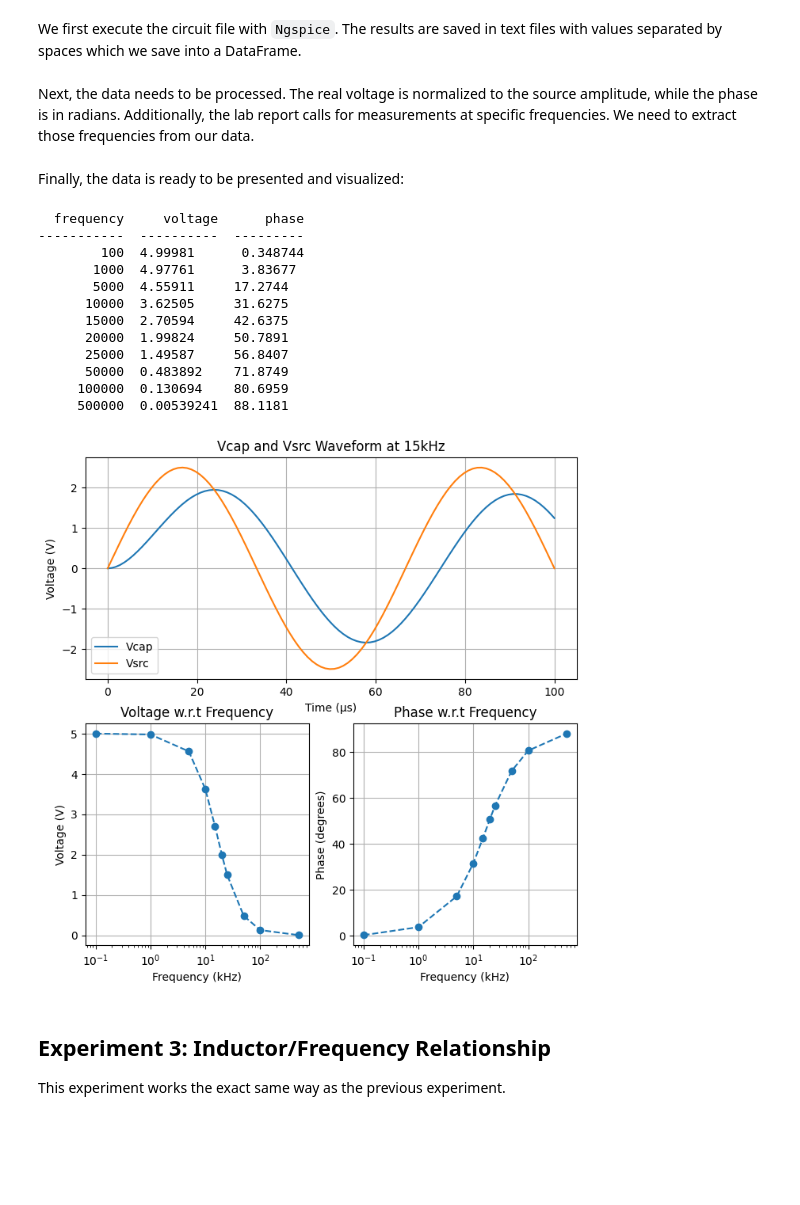
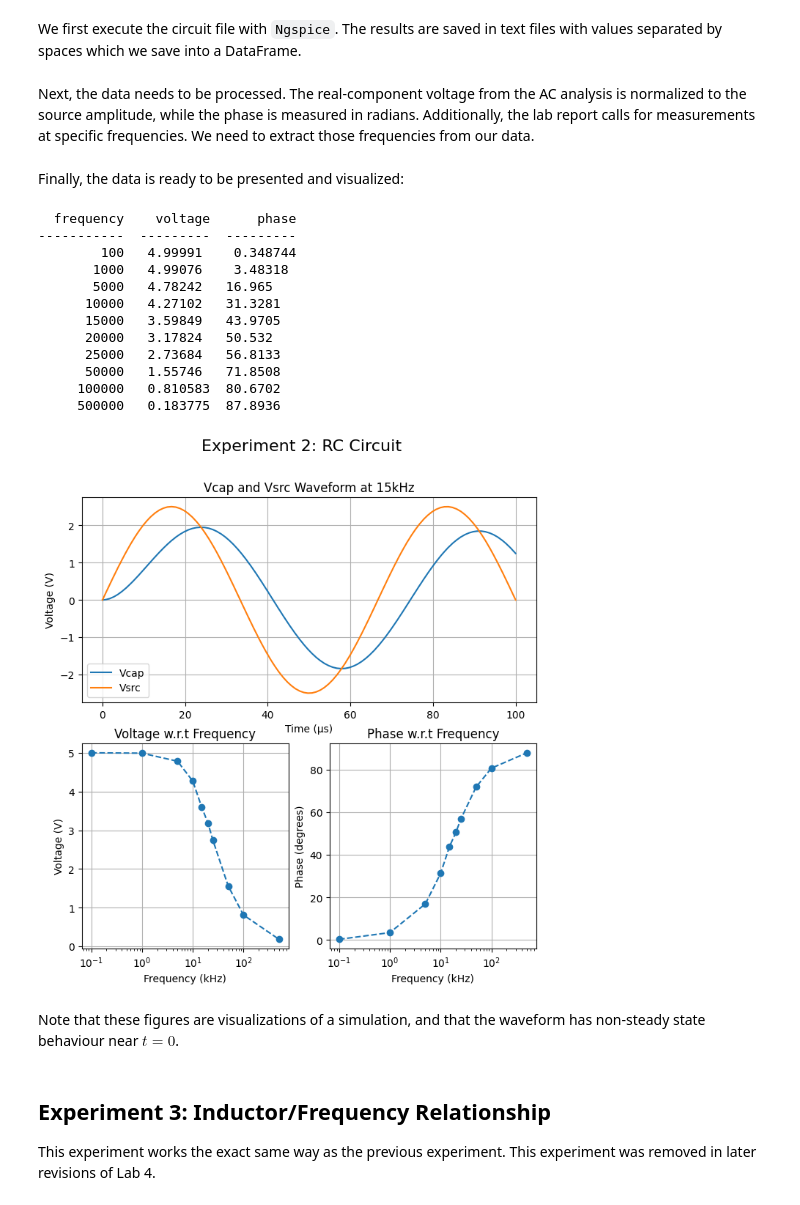
Before and after one commit to fellow-sh/apsc255-lab4, a Jupyter notebook: lab4.ipynb, the cells around one changed output. Drawn from its saved outputs; the diff is of its cells as text; code cells hidden in the pictures; blank space fills up the shorter version.

```diff
--- a/lab4.ipynb
+++ b/lab4.ipynb
@@ -64,7 +85,7 @@ run_ngspice(tmp_file(exp2_spice_file))
 exp2_wave = pd.read_csv(exp2_wave_file, sep=r'\s+', header=None)
 exp2_attr = pd.read_csv(exp2_attr_file, sep=r'\s+', header=None)
 # %% [markdown]
-Next, the data needs to be processed. The real voltage is normalized to the source amplitude, while the phase is in radians. Additionally, the lab report calls for measurements at specific frequencies. We need to extract those frequencies from our data.
+Next, the data needs to be processed. The real-component voltage from the AC analysis is normalized to the source amplitude, while the phase is measured in radians. Additionally, the lab report calls for measurements at specific frequencies. We need to extract those frequencies from our data.
 # %%
 import numpy as np
 
@@ -85,7 +106,8 @@ channel12 = exp2_wave[1]
 channel22 = exp2_wave[3]
 
 # Collect data at desired frequencies
-select_frequency2 = np.array([0.1, 1, 5, 10, 15, 20, 25, 50, 100, 500]) * 1e3
+select_frequency2 = np.array([0.1, 1, 5, 10, 15,
+                              20, 25, 50, 100, 500]) * 1e3
 select_phase2 = []
 select_voltage2 = []
 
@@ -100,55 +122,57 @@ select_voltage2 = np.array(select_voltage2)
 Finally, the data is ready to be presented and visualized:
 # %%
 import matplotlib.pyplot as plt
-
 from tabulate import tabulate
 
 table = np.array((select_frequency2, select_voltage2, select_phase2)).T
 print(tabulate(table, headers=('frequency', 'voltage', 'phase')))
 
 fig = plt.figure(figsize=(8, 8))
+fig.suptitle("Experiment 2: RC Circuit", fontsize=16)
 
 ax0 = fig.add_subplot(2, 2, (1, 2))
 ax0.plot(time2*1e6, channel22, label='Vcap')
 ax0.plot(time2*1e6, channel12, label='Vsrc')
 ax0.set_title("Vcap and Vsrc Waveform at 15kHz")
 ax0.set_xlabel("Time (\u03bcs)")
 ax0.set_ylabel("Voltage (V)")
 ax0.legend()
 ax0.grid(True)
 
 ax2 = fig.add_subplot(2, 2, 3)
 ax2.plot(select_frequency2 / 1e3, select_voltage2, '--o')
 ax2.set_xscale('log')
 ax2.set_title("Voltage w.r.t Frequency")
 ax2.set_xlabel("Frequency (kHz)")
 ax2.set_ylabel("Voltage (V)")
 ax2.grid(True)
 
 ax3 = fig.add_subplot(2, 2, 4)
 ax3.plot(select_frequency2 / 1e3, select_phase2, '--o')
 ax3.set_xscale('log')
 ax3.set_title("Phase w.r.t Frequency")
 ax3.set_xlabel("Frequency (kHz)")
 ax3.set_ylabel("Phase (degrees)")
 ax3.grid(True)
 
 plt.show()
 # %% [output]
-  frequency     voltage      phase
------------  ----------  ---------
-        100  4.99981      0.348744
-       1000  4.97761      3.83677
-       5000  4.55911     17.2744
-      10000  3.62505     31.6275
-      15000  2.70594     42.6375
-      20000  1.99824     50.7891
-      25000  1.49587     56.8407
-      50000  0.483892    71.8749
-     100000  0.130694    80.6959
-     500000  0.00539241  88.1181
+  frequency    voltage      phase
+-----------  ---------  ---------
+        100   4.99991    0.348744
+       1000   4.99076    3.48318
+       5000   4.78242   16.965
+      10000   4.27102   31.3281
+      15000   3.59849   43.9705
+      20000   3.17824   50.532
+      25000   2.73684   56.8133
+      50000   1.55746   71.8508
+     100000   0.810583  80.6702
+     500000   0.183775  87.8936
-[figure, old version]
+[figure, new version]
+# %% [markdown]
+Note that these figures are visualizations of a simulation, and that the waveform has non-steady state behaviour near $t = 0$.
 # %% [markdown]
 ## Experiment 3: Inductor/Frequency Relationship
 
-This experiment works the exact same way as the previous experiment.
+This experiment works the exact same way as the previous experiment. This experiment was removed in later revisions of Lab 4.
```
Also changed, not shown: parts of 8 cells of this notebook.
